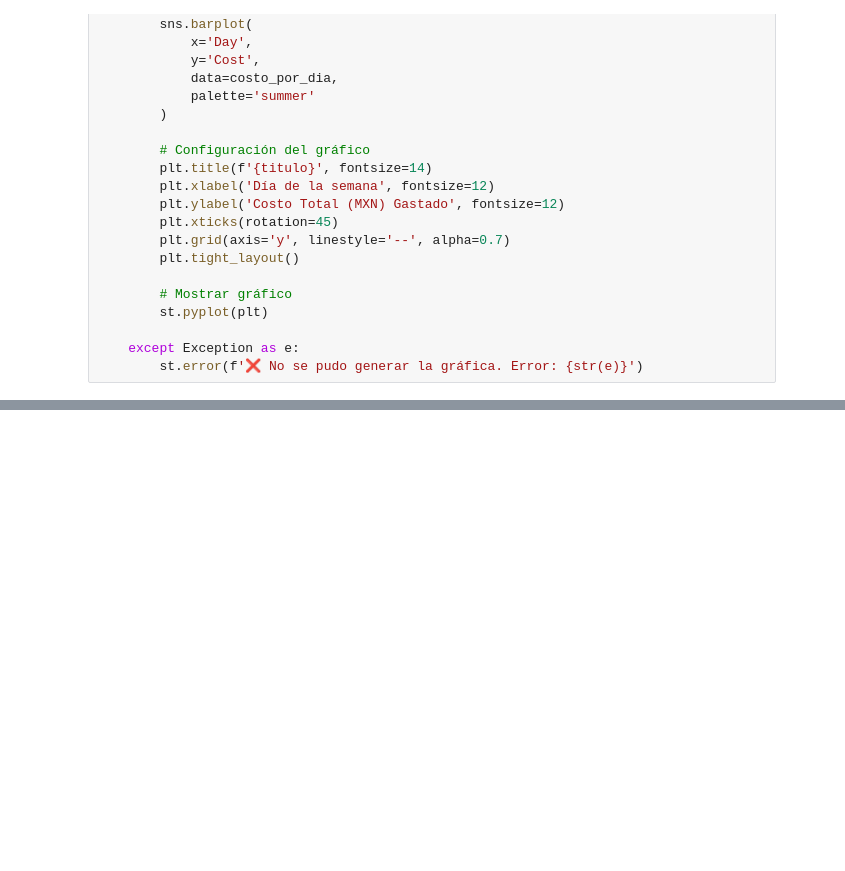
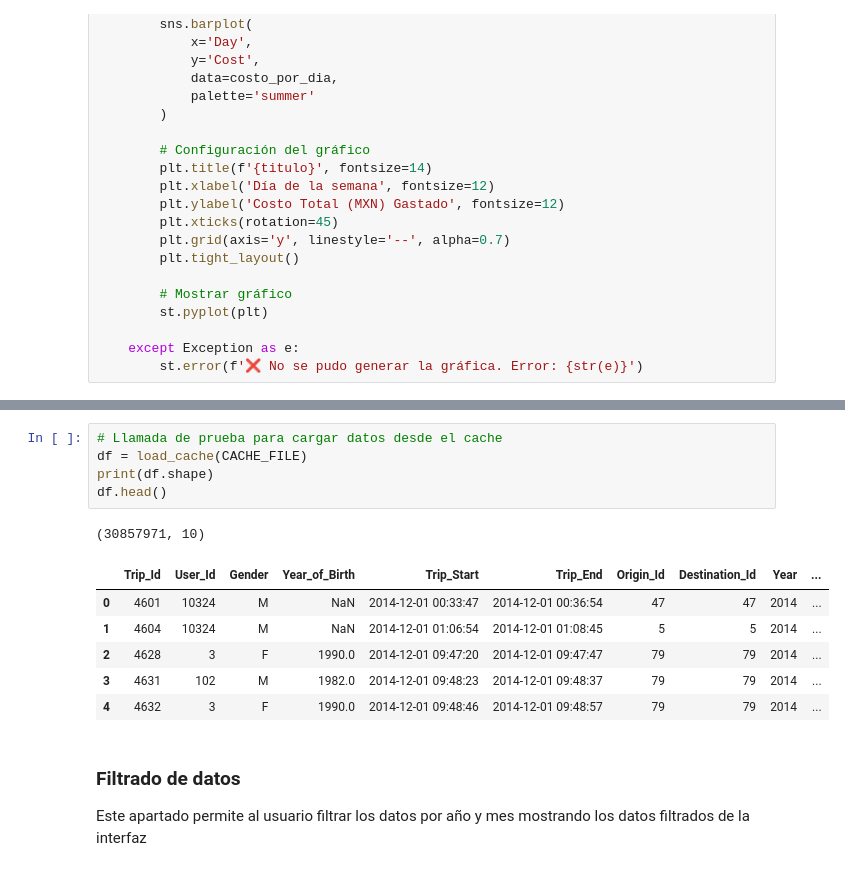
Before and after one commit to victortelles/MiBici-Dashboard, a Jupyter notebook: proyecto_mi_bici.ipynb, the cells around one changed output, grey strips where cells are left out. Drawn from its saved outputs; the diff is of its cells as text; blank space fills up the shorter version.

```diff
--- a/proyecto_mi_bici.ipynb
+++ b/proyecto_mi_bici.ipynb
@@ -1109,0 +1394,16 @@ def graf_money(datos_filtrados, opcion_filtrado, year_selected, month_selected):
+# %%
+# Llamada de prueba para cargar datos desde el cache
+df = load_cache(CACHE_FILE)
+print(df.shape)
+df.head()
+# %% [output]
+(30857971, 10)
+|  | Trip_Id | User_Id | Gender | Year_of_Birth | Trip_Start | Trip_End | Origin_Id | Destination_Id | Year | ... |
+| 0 | 4601 | 10324 | M | NaN | 2014-12-01 00:33:47 | 2014-12-01 00:36:54 | 47 | 47 | 2014 | ... |
+| 1 | 4604 | 10324 | M | NaN | 2014-12-01 01:06:54 | 2014-12-01 01:08:45 | 5 | 5 | 2014 | ... |
+| 2 | 4628 | 3 | F | 1990.0 | 2014-12-01 09:47:20 | 2014-12-01 09:47:47 | 79 | 79 | 2014 | ... |
+| 3 | 4631 | 102 | M | 1982.0 | 2014-12-01 09:48:23 | 2014-12-01 09:48:37 | 79 | 79 | 2014 | ... |
+| 4 | 4632 | 3 | F | 1990.0 | 2014-12-01 09:48:46 | 2014-12-01 09:48:57 | 79 | 79 | 2014 | ... |
+# %% [markdown]
+### Filtrado de datos
+Este apartado permite al usuario filtrar los datos por año y mes mostrando los datos filtrados de la interfaz
```
Also changed, not shown: parts of 15 cells of this notebook, 1 other file.
